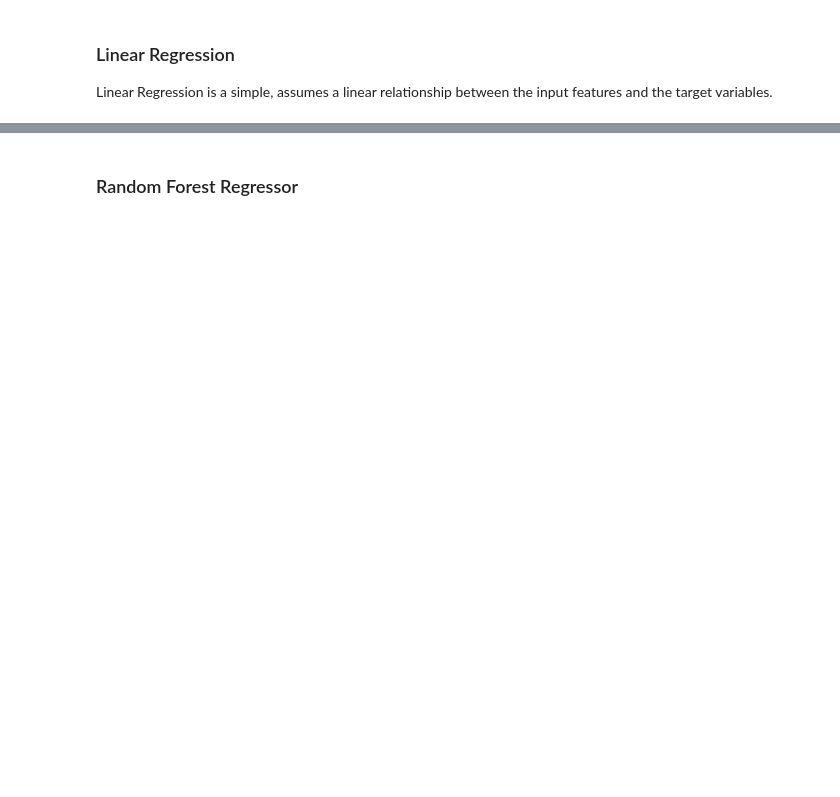
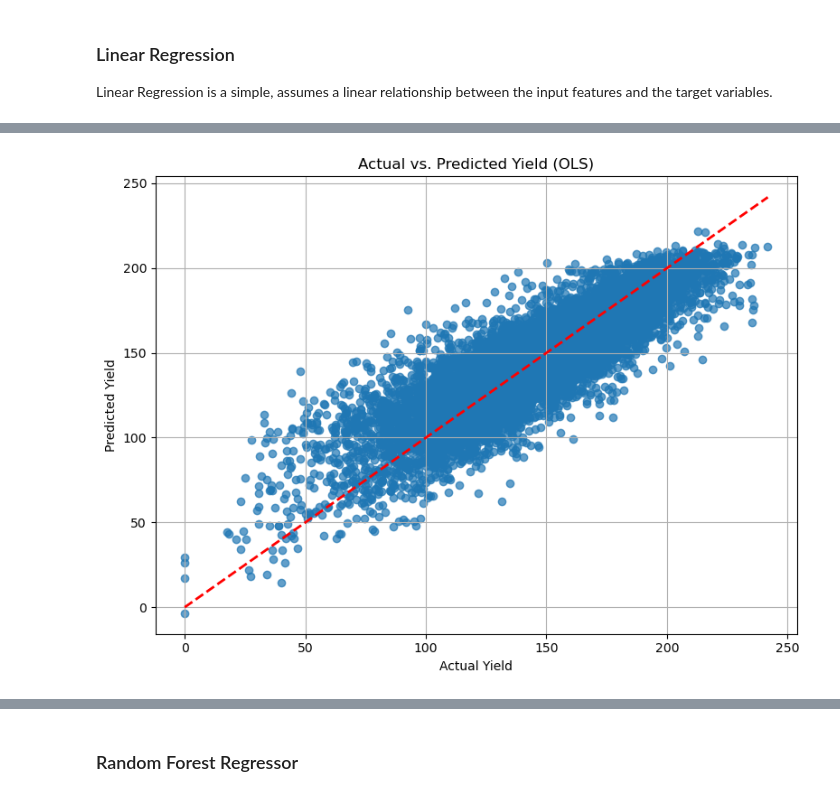
Before and after one commit to AntonioDonnangelo/Predicting-2024-US-Corn-Yield, a Jupyter notebook: Predicting_2024_US_Corn_Yield.ipynb, the cells around one changed output, grey strips where cells are left out. Cells and saved outputs as stored; diff of their text form; code cells hidden in the pictures; blank space fills up the shorter version.

```diff
--- a/Predicting_2024_US_Corn_Yield.ipynb
+++ b/Predicting_2024_US_Corn_Yield.ipynb
@@ -1036,3 +997,19 @@ print(f"2024 Prediction (OLS): {point:.2f} bu/acre, 95% CI: [{ci_lower:.2f}, {ci
+# %%
+# Get predictions on training set
+y_pred_train = ols_model.predict(X_design)
+
+# Scatter plot
+plt.figure(figsize=(8,6))
+plt.scatter(y_train, y_pred_train, alpha=0.7)
+plt.plot([y_train.min(), y_train.max()], [y_train.min(), y_train.max()], 'r--', lw=2)
+plt.xlabel("Actual Yield")
+plt.ylabel("Predicted Yield")
+plt.title("Actual vs. Predicted Yield (OLS)")
+plt.grid(True)
+plt.tight_layout()
+plt.show()
+# %% [output]
+[figure, added]
 # %%
 # Plotting
 plt.figure(figsize=(4, 3))
```
Also changed, not shown: parts of 20 cells of this notebook.
